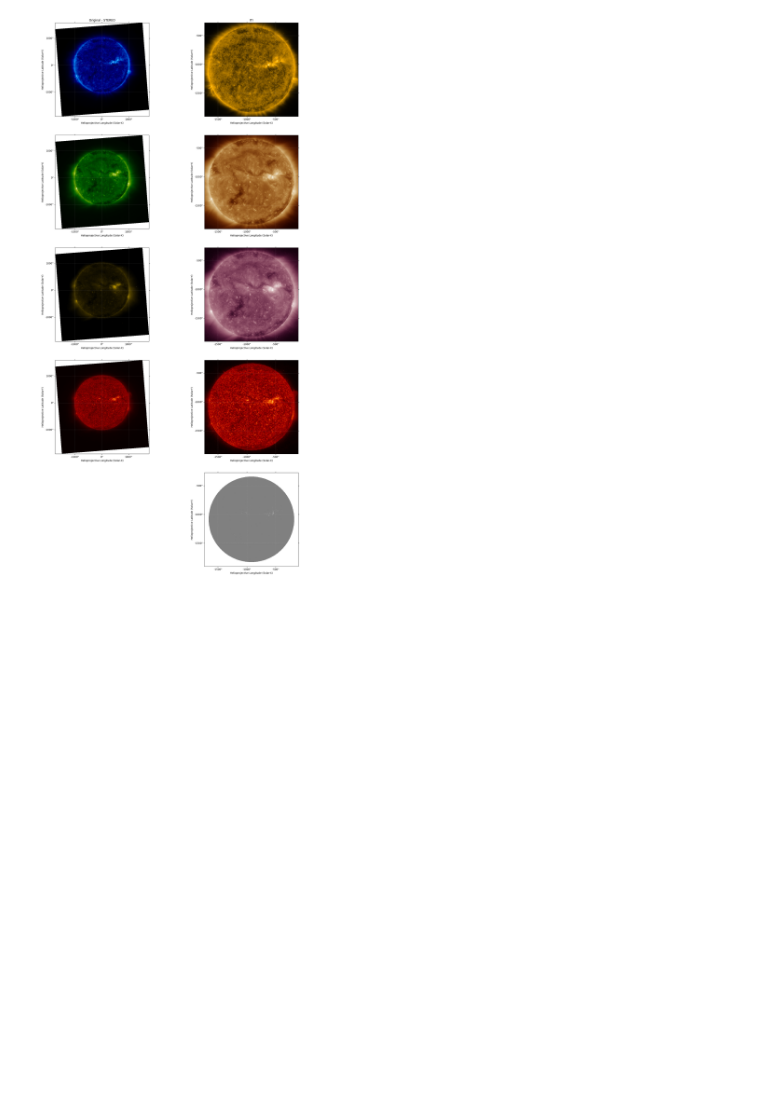
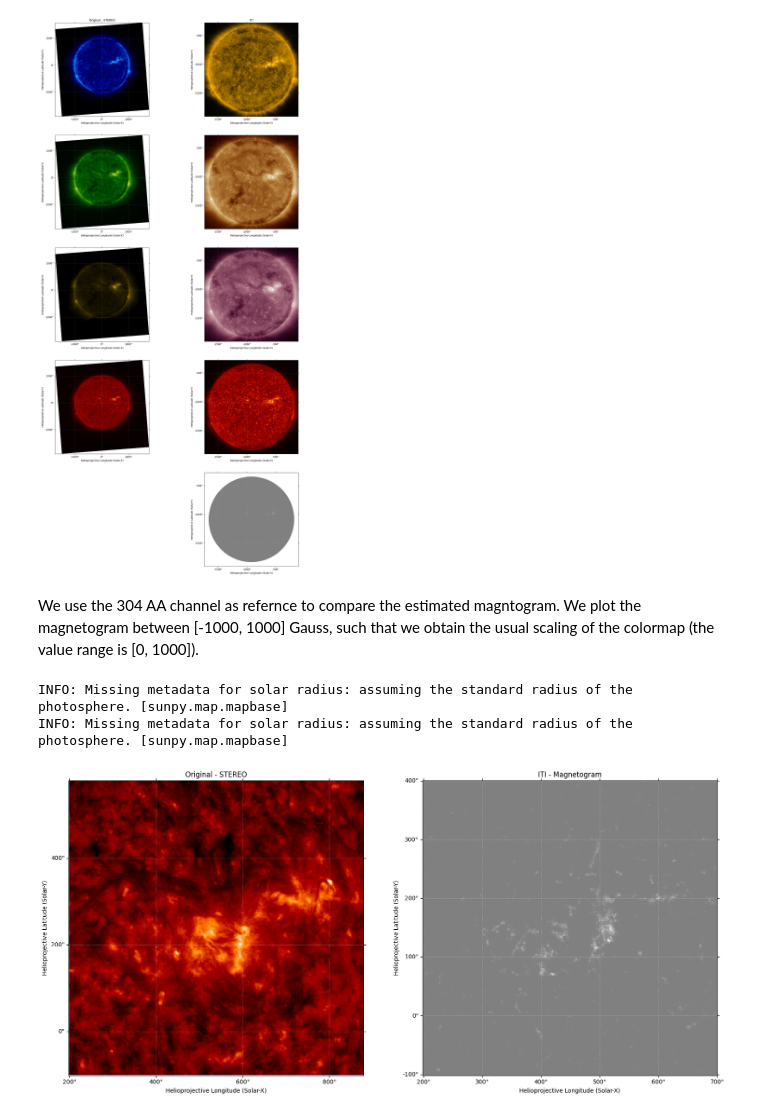
Before and after one commit to RobertJaro/InstrumentToInstrument, a Jupyter notebook: examples/ITI_STEREO_magnetograms_v0_1.ipynb, the cells around one changed output. Drawn from its saved outputs; the diff is of its cells as text; code cells hidden in the pictures; blank space fills up the shorter version.

Commit message:
add 304-magnetogram comparison

```diff
--- a/examples/ITI_STEREO_magnetograms_v0_1.ipynb
+++ b/examples/ITI_STEREO_magnetograms_v0_1.ipynb
@@ -139,3 +139,20 @@ axs[0,1].set_title('ITI')
 plt.show()
 # %% [output]
 [figure]
+# %% [markdown]
+We use the 304 AA channel as refernce to compare the estimated magntogram. We plot the magnetogram between [-1000, 1000] Gauss, such that we obtain the usual scaling of the colormap (the value range is [0, 1000]).
+# %%
+bl = SkyCoord(200 * u.arcsec, -100 * u.arcsec, frame=iti_mag_maps[0].coordinate_frame)
+tr = SkyCoord(700 * u.arcsec, 400 * u.arcsec, frame=iti_mag_maps[0].coordinate_frame)
+
+fig, axs = plt.subplots(1, 2, figsize=(20, 10), subplot_kw={'projection': iti_mag_maps[0].submap(bl, top_right=tr)})
+stereo_maps[-1].submap(bl, top_right=tr).plot(axes=axs[0])
+iti_mag_maps[-1].submap(bl, top_right=tr).plot(axes=axs[1], vmin=-1000, vmax=1000)
+[ax.set_title('') for ax in np.ravel(axs)]
+axs[0].set_title('Original - STEREO')
+axs[1].set_title('ITI - Magnetogram')
+plt.show()
+# %% [output]
+INFO: Missing metadata for solar radius: assuming the standard radius of the photosphere. [sunpy.map.mapbase]
+INFO: Missing metadata for solar radius: assuming the standard radius of the photosphere. [sunpy.map.mapbase]
+[figure, added]
```
